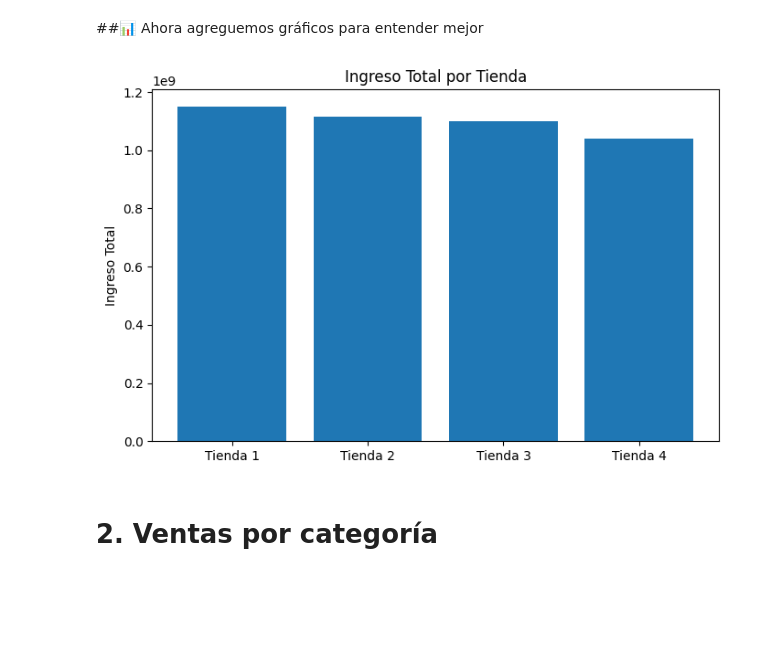
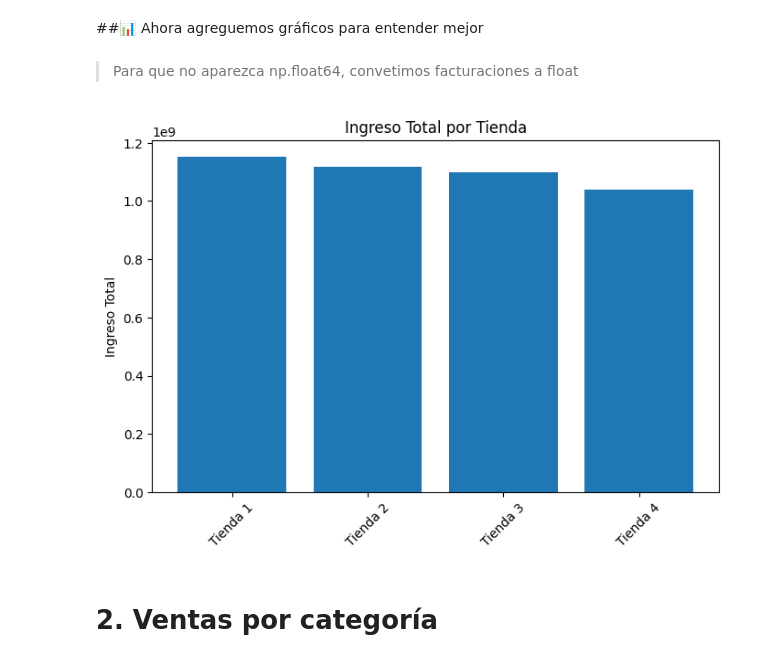
Before and after one commit to Nat-magui/alura-store-challenge, a Jupyter notebook: alura_store_challenge.ipynb, the cells around one changed output. Saved outputs shown, nothing was run; the diff lists cells and outputs as text; code cells hidden in the pictures; blank space fills up the shorter version.

```diff
--- a/alura_store_challenge.ipynb
+++ b/alura_store_challenge.ipynb
@@ -259,16 +259,23 @@ df["columna"].sum()
 Es equivalente a usar `sum()` sobre una lista, pero optimizado y mucho más eficiente.
 # %% [markdown]
 ##📊 Ahora agreguemos gráficos para entender mejor
+# %% [markdown]
+> Para que no aparezca np.float64, convetimos facturaciones a float
+# %%
+facturaciones = {k: float(v) for k, v in facturaciones.items()}
 # %%
 import matplotlib.pyplot as plt
 
+fact_ordenado = dict(sorted(facturaciones.items(), key=lambda x: x[1], reverse=True))
+
 plt.figure(figsize=(8,5))
-plt.bar(facturaciones.keys(), facturaciones.values())
+plt.bar(fact_ordenado.keys(), fact_ordenado.values())
 plt.title("Ingreso Total por Tienda")
 plt.ylabel("Ingreso Total")
+plt.xticks(rotation=45)
 plt.show()
 # %% [output]
-[figure, old version]
+[figure, new version]
 # %% [markdown]
 # 2. Ventas por categoría
 # %%
```
Also changed, not shown: parts of 41 cells of this notebook.
